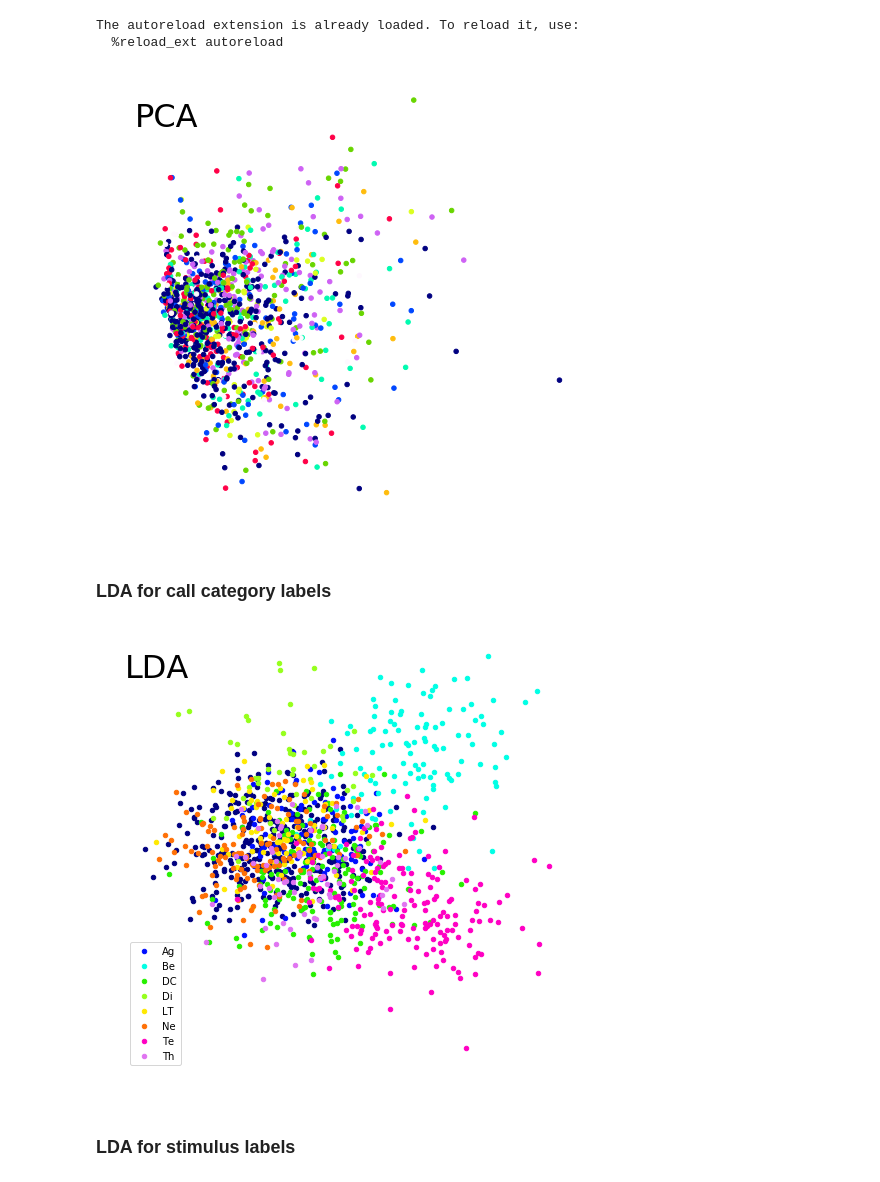
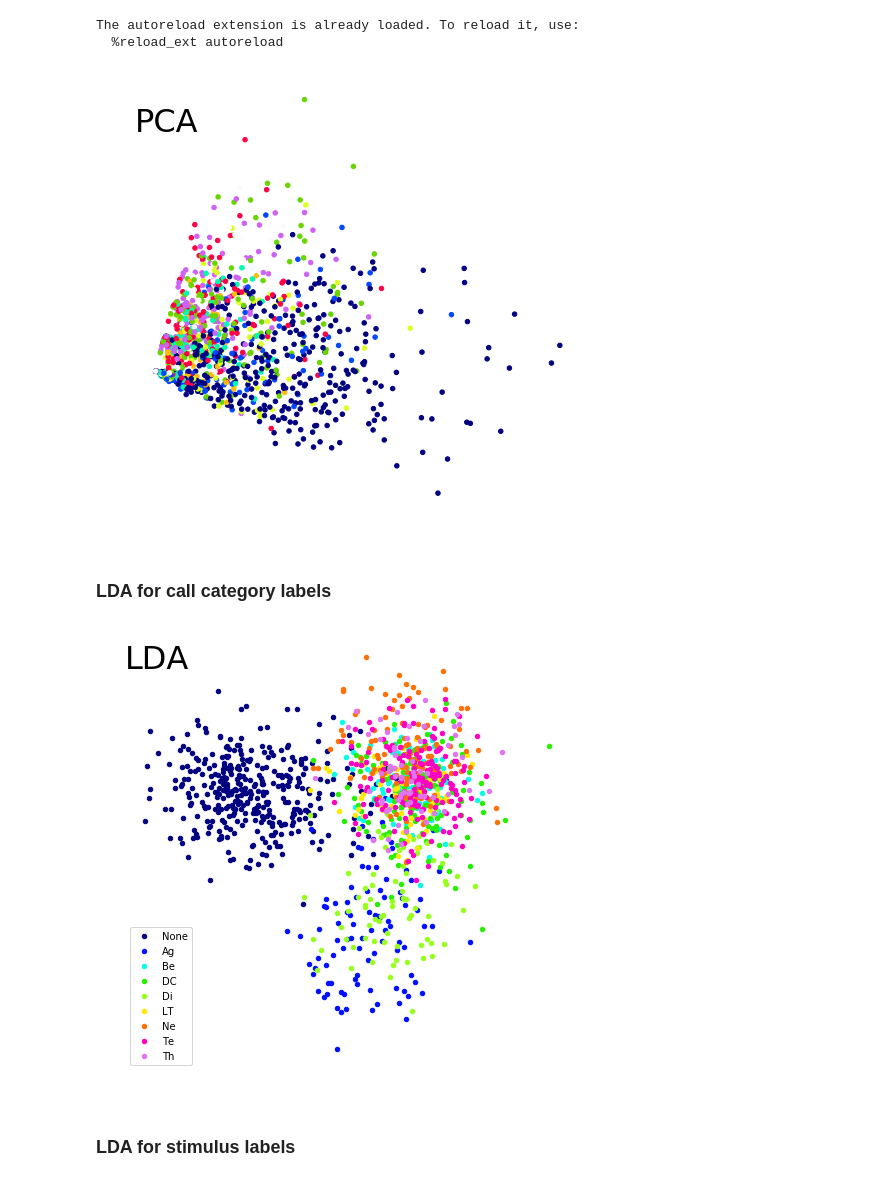
Before and after one commit to kevinyu/furry-guacamole, a Jupyter notebook: notebooks/Dimensionality Reduction.ipynb, the cells around one changed output. Saved outputs shown, nothing was run; the diff lists cells and outputs as text; code cells hidden in the pictures.

Commit message:
Updated Dimensionality Reduction notebook with better unit

```diff
--- a/notebooks/Dimensionality Reduction.ipynb
+++ b/notebooks/Dimensionality Reduction.ipynb
@@ -20,7 +20,7 @@ from spikes.binning import bin_spikes
 The autoreload extension is already loaded. To reload it, use:
   %reload_ext autoreload
 # %%
-data_loader = SessionDataLoader("YelBlu6903F", 1)
+data_loader = SessionDataLoader("GreBlu9508M", 1)
 # %%
 base_table = data_loader.load_table()
 # %%
@@ -30,7 +30,7 @@ spikes_filtered = gaussian_filter(spikes, 5.0)
 base_table["binned_spikes"] = spikes.tolist()
 base_table["psth"] = spikes_filtered.tolist()
 # %%
-table = base_table[base_table["unit"] == (2, 2)]
+table = base_table[base_table["unit"] == (14, 1)]
 # %%
 pca = PCA(n_components=2)
 # %%
@@ -45,7 +45,7 @@ plt.axis("off")
 plt.text(plt.xlim()[0], plt.ylim()[1] * 0.8, "PCA", fontsize=32)
 plt.show()
 # %% [output]
-[figure, old version]
+[figure, new version]
 # %% [markdown]
 ### LDA for call category labels
 # %%
@@ -61,21 +61,21 @@ X_lda = lda.fit_transform(
 # %%
 plt.figure(figsize=(8, 8))
 
 # To plot without a legend, can just do:
 # plt.scatter(X_lda[:, 0], X_lda[:, 1], c=colors, s=20, cmap="gist_ncar")
 
 for idx, call_type in enumerate(call_types):
     selector = table["call_type"] == call_type if call_type else table["call_type"].isnull()
     color = cm.gist_ncar(idx / float(len(call_types)))
     plt.scatter(X_lda[selector][:, 0], X_lda[selector][:, 1], color=color,
-               s=20, cmap="gist_ncar", label=call_type)
+               s=20, cmap="gist_ncar", label=call_type or "None")
 
 plt.axis("off")
 plt.text(plt.xlim()[0], plt.ylim()[1] * 0.8, "LDA", fontsize=32)
 plt.legend()
 plt.show()
 # %% [output]
-[figure, old version]
+[figure, new version]
 # %% [markdown]
 ### LDA for stimulus labels
 # %%
```
Also changed, not shown: parts of 1 cell of this notebook.
